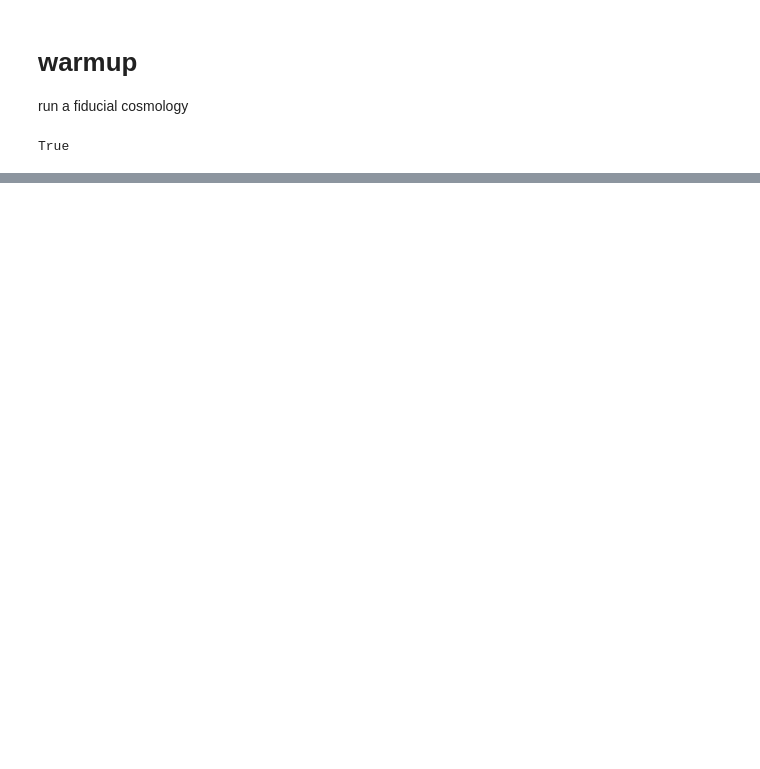
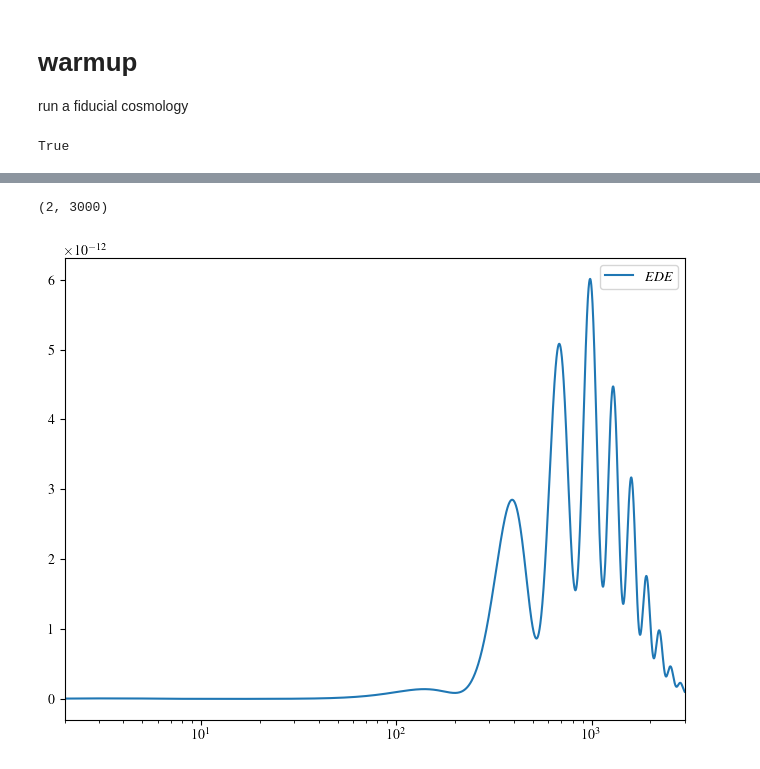
Before and after one commit to marcobeIIa/AxiCLASS, a Jupyter notebook: notebooks/mb_mEDE.ipynb, the cells around one changed output, grey strips where cells are left out. Saved outputs shown, nothing was run; the diff lists cells and outputs as text; code cells hidden in the pictures; blank space fills up the shorter version.

```diff
--- a/notebooks/mb_mEDE.ipynb
+++ b/notebooks/mb_mEDE.ipynb
@@ -215,0 +285,18 @@ EDEm.empty()
+# %%
+cl_tot_1 = EDE1.raw_cl(3000)
+cl_tot_m = EDEm.raw_cl(3000)
+ell_1 = cl_tot_1['ell']
+ell_m = cl_tot_m['ell']
+
+
+#plt.plot(ell_1, cl_tot_1['ee']*ell_1*(ell_1+1.)/2./np.pi, label=r'$EDE$')
+plt.plot(ell_1, cl_tot_m['ee']*ell_m*(ell_m+1.)/2./np.pi, label=r'$EDE$')
+
+#plt.plot(ell_m, (cl_tot_1['tt']-cl_tot_m['tt'])/cl_tot_1['tt']*100, label=r'$mEDE$')
+#plt.plot(ell_m, (cl_tot_1['ee']-cl_tot_m['ee'])/cl_tot_1['ee']*100, label=r'$mEDE$')
+plt.xscale('log')
+plt.legend()
+plt.xlim([2,3000])
+# %% [output]
+(2, 3000)
+[figure, added]
```
Also changed, not shown: parts of 8 cells of this notebook, 7 other files.
